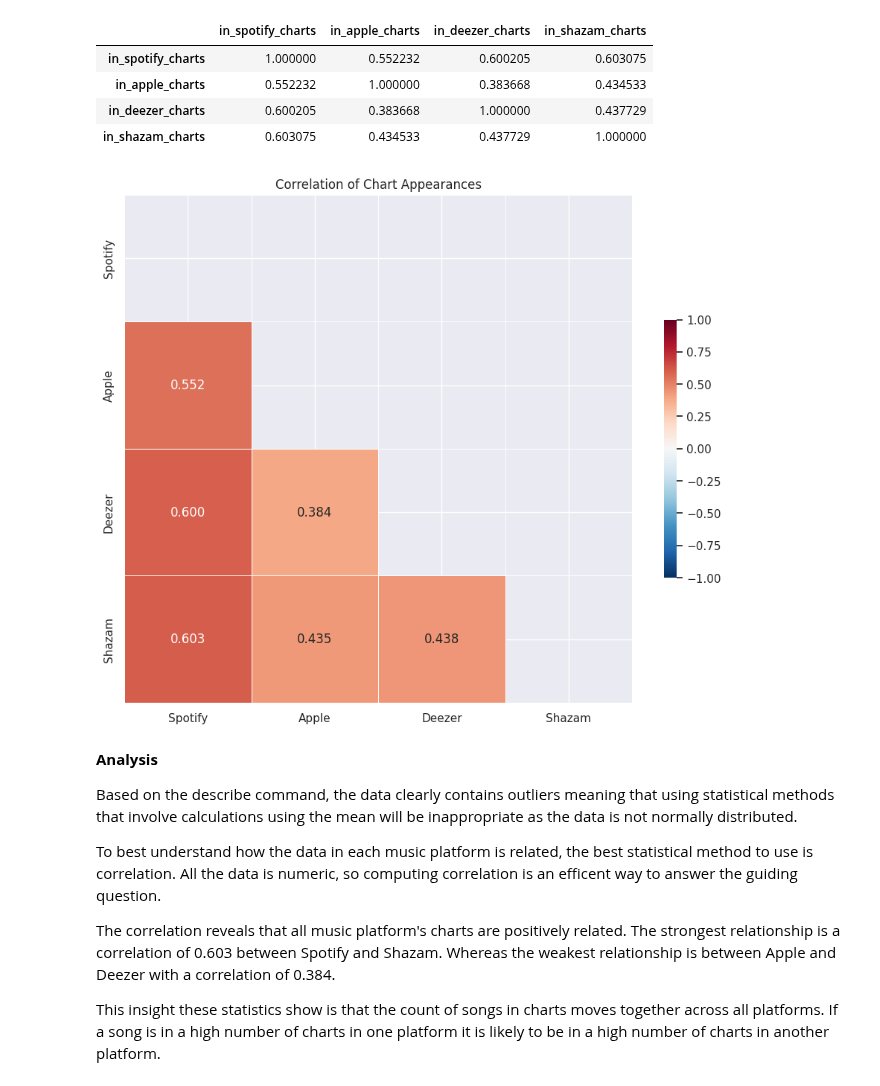
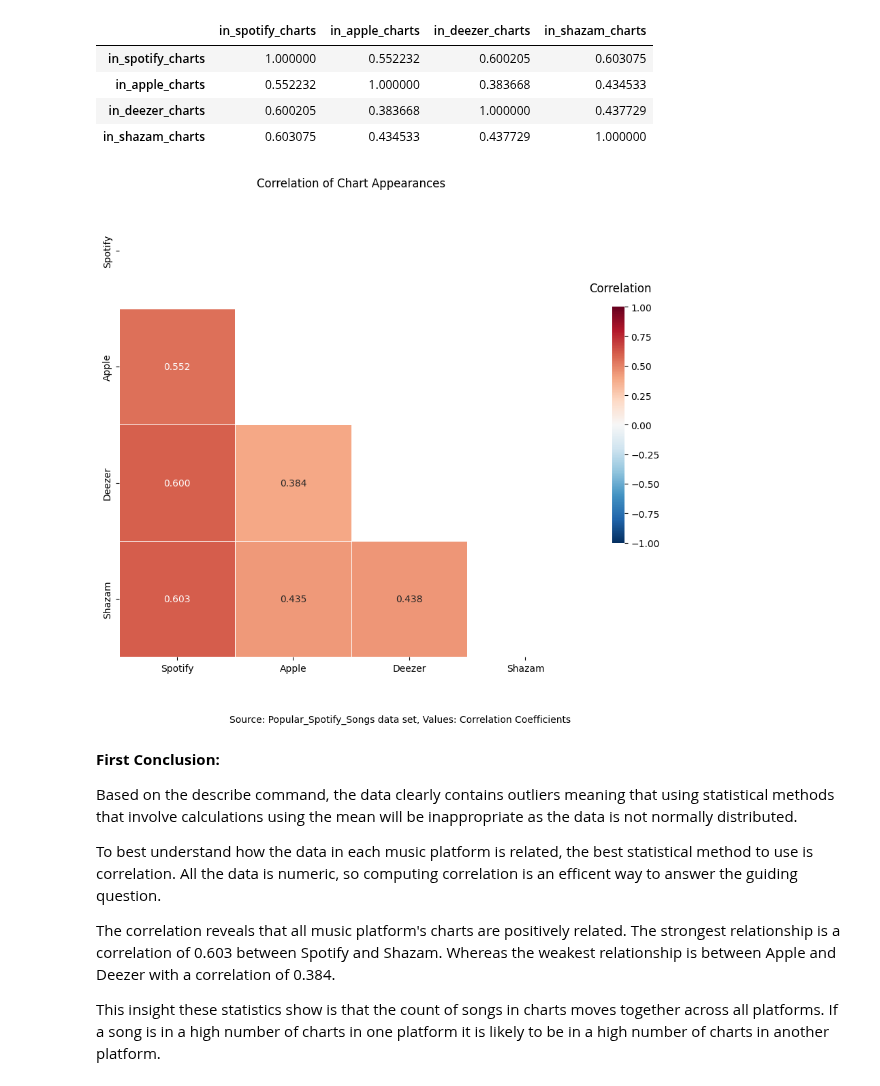
Before and after one commit to JoshuaHildebrand/CMSC320_Project, a Jupyter notebook: Project.ipynb, the cells around one changed output. Saved outputs shown, nothing was run; the diff lists cells and outputs as text; code cells hidden in the pictures.

Commit message:
Testing new visualization for ANOVA

```diff
--- a/Project.ipynb
+++ b/Project.ipynb
@@ -79,20 +83,29 @@ display(df_corr)
 # %%
 mask = np.triu(np.ones_like(charts_df.corr(), dtype=bool))
 
 f, ax = plt.subplots(figsize=(11, 9))
 
-sns.heatmap(charts_df.corr(), mask=mask, cmap='RdBu_r', vmax=1, vmin = -1, center=0,
-            square=True, linewidths=.5, cbar_kws={"shrink": .5}, fmt = '.3f', annot = True)
+sns.heatmap(charts_df.corr(), mask=mask, cmap='RdBu_r', vmax=1, vmin = -1,
+            center=0, square=True, linewidths=.5, cbar_kws={"shrink": .5},
+            fmt = '.3f', annot = True, label = 'Correlation')
+
+
+caption = "Source: Popular_Spotify_Songs data set, Values: Correlation Coefficients"
 
 plt.title('Correlation of Chart Appearances')
+plt.legend(title = 'Correlation',bbox_to_anchor=(1.165, 0.825), frameon = False,
+           title_fontsize = 'large')
 ax.set_xticklabels(['Spotify', 'Apple', 'Deezer', 'Shazam'])
 ax.set_yticklabels(['Spotify', 'Apple', 'Deezer', 'Shazam'])
+plt.figtext(0.5, 0.01, caption, wrap=True, horizontalalignment='center',
+            fontsize=10)
+
 
 plt.show()
 # %% [output]
-[figure, old version]
+[figure, new version]
 # %% [markdown]
-**Analysis**
+**First Conclusion:**
 
 Based on the describe command, the data clearly contains outliers meaning that using statistical methods that involve calculations using the mean will be inappropriate as the data is not normally distributed.
 
```
Also changed, not shown: parts of 6 cells of this notebook.
